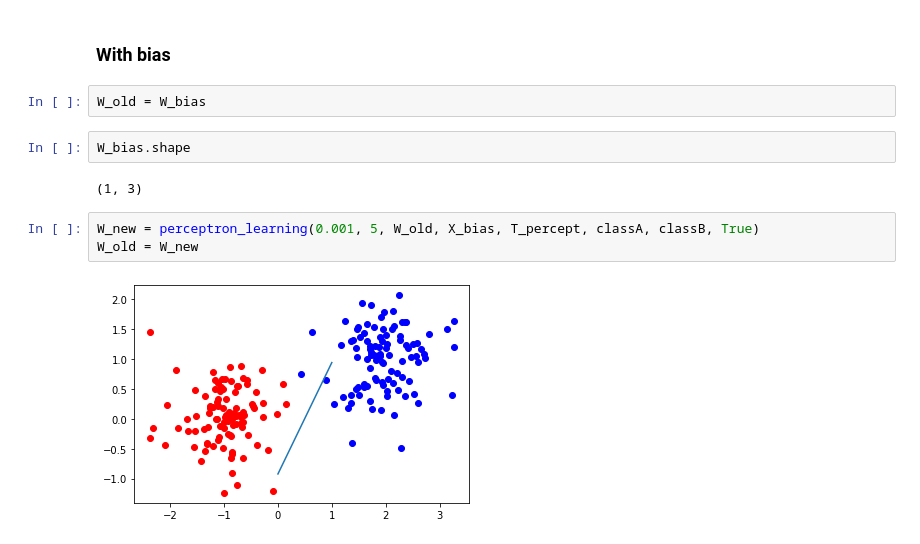
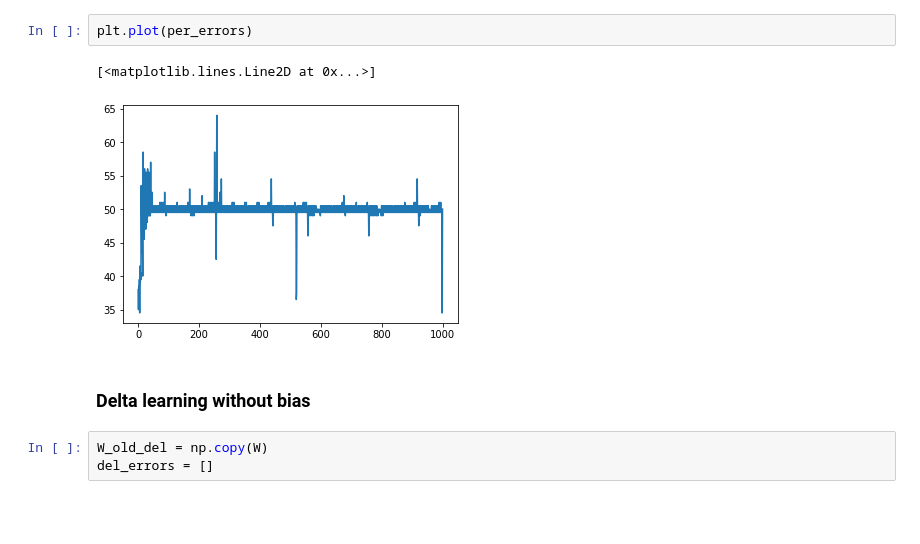
Before and after one commit to mattiasgullstrand/ANN_lab1, a Jupyter notebook: Assignment_1_merge.ipynb, the cells around one changed output. Drawn from its saved outputs; the diff is of its cells as text; blank space fills up the shorter version.

```diff
--- a/Assignment_1_merge.ipynb
+++ b/Assignment_1_merge.ipynb
@@ -108,13 +135,10 @@ W_old = W_new
+# %%
+plt.plot(per_errors)
+# %% [output]
+[<matplotlib.lines.Line2D at 0x...>]
+[figure, added]
 # %% [markdown]
-### With bias
+### Delta learning without bias
-# %%
-W_old = W_bias
-# %%
-W_bias.shape
-# %% [output]
-(1, 3)
-# %%
-W_new = perceptron_learning(0.001, 5, W_old, X_bias, T_percept, classA, classB, True)
-W_old = W_new
-# %% [output]
-[figure, removed]
+# %%
+W_old_del = np.copy(W)
+del_errors = []
```
Also changed, not shown: parts of 20 cells of this notebook.
